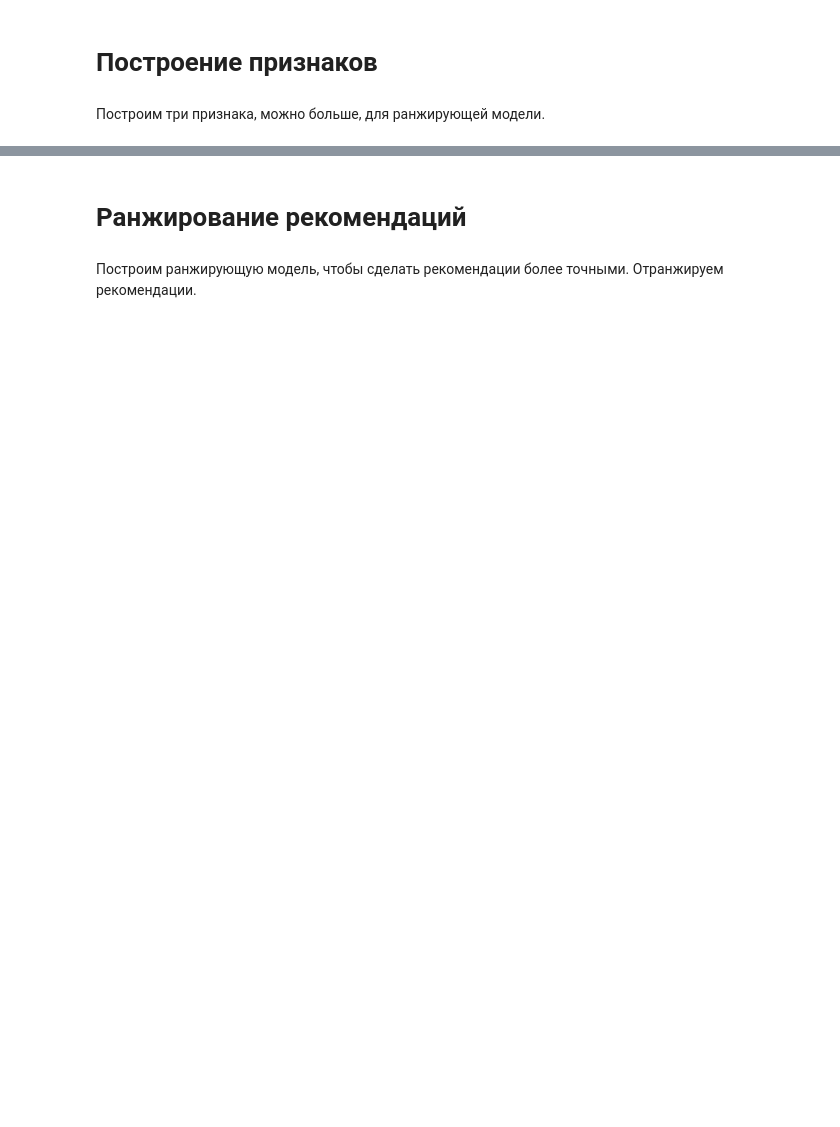
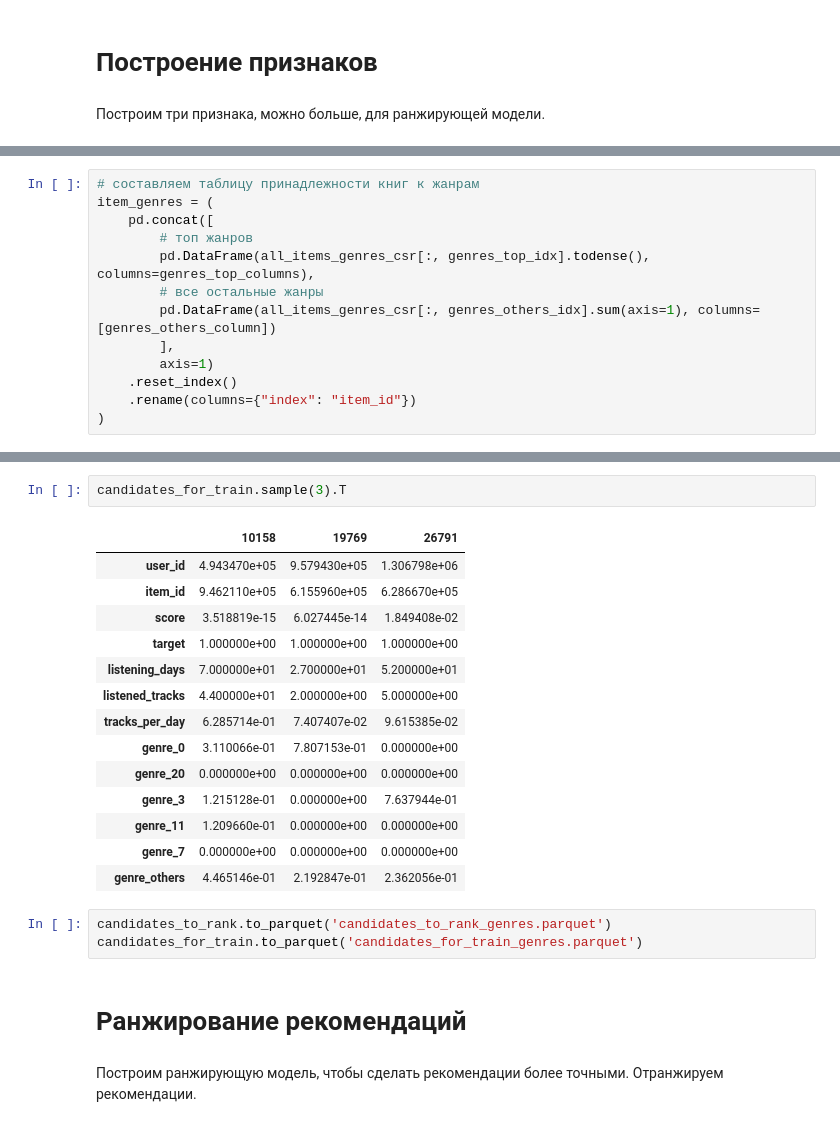
Before and after one commit to Jonzzi/mle-project-sprint-4-v001, a Jupyter notebook: recommendations.ipynb, the cells around one changed output, grey strips where cells are left out. Drawn from its saved outputs; the diff is of its cells as text; blank space fills up the shorter version.

```diff
--- a/recommendations.ipynb
+++ b/recommendations.ipynb
@@ -1044,0 +1642,13 @@ svd_predictions[:10]
+# %%
+# составляем таблицу принадлежности книг к жанрам
+item_genres = (
+    pd.concat([
+        # топ жанров
+        pd.DataFrame(all_items_genres_csr[:, genres_top_idx].todense(), columns=genres_top_columns),
+        # все остальные жанры
+        pd.DataFrame(all_items_genres_csr[:, genres_others_idx].sum(axis=1), columns=[genres_others_column])
+        ],
+        axis=1)
+    .reset_index()
+    .rename(columns={"index": "item_id"})
+)
@@ -1045,3 +1702,23 @@ svd_predictions[:10]
+# %%
+candidates_for_train.sample(3).T
+# %% [output]
+|  | 10158 | 19769 | 26791 |
+| user_id | 4.943470e+05 | 9.579430e+05 | 1.306798e+06 |
+| item_id | 9.462110e+05 | 6.155960e+05 | 6.286670e+05 |
+| score | 3.518819e-15 | 6.027445e-14 | 1.849408e-02 |
+| target | 1.000000e+00 | 1.000000e+00 | 1.000000e+00 |
+| listening_days | 7.000000e+01 | 2.700000e+01 | 5.200000e+01 |
+| listened_tracks | 4.400000e+01 | 2.000000e+00 | 5.000000e+00 |
+| tracks_per_day | 6.285714e-01 | 7.407407e-02 | 9.615385e-02 |
+| genre_0 | 3.110066e-01 | 7.807153e-01 | 0.000000e+00 |
+| genre_20 | 0.000000e+00 | 0.000000e+00 | 0.000000e+00 |
+| genre_3 | 1.215128e-01 | 0.000000e+00 | 7.637944e-01 |
+| genre_11 | 1.209660e-01 | 0.000000e+00 | 0.000000e+00 |
+| genre_7 | 0.000000e+00 | 0.000000e+00 | 0.000000e+00 |
+| genre_others | 4.465146e-01 | 2.192847e-01 | 2.362056e-01 |
+# %%
+candidates_to_rank.to_parquet('candidates_to_rank_genres.parquet')
+candidates_for_train.to_parquet('candidates_for_train_genres.parquet')
 # %% [markdown]
 # Ранжирование рекомендаций
 # %% [markdown]
```
Also changed, not shown: parts of 146 cells of this notebook.
